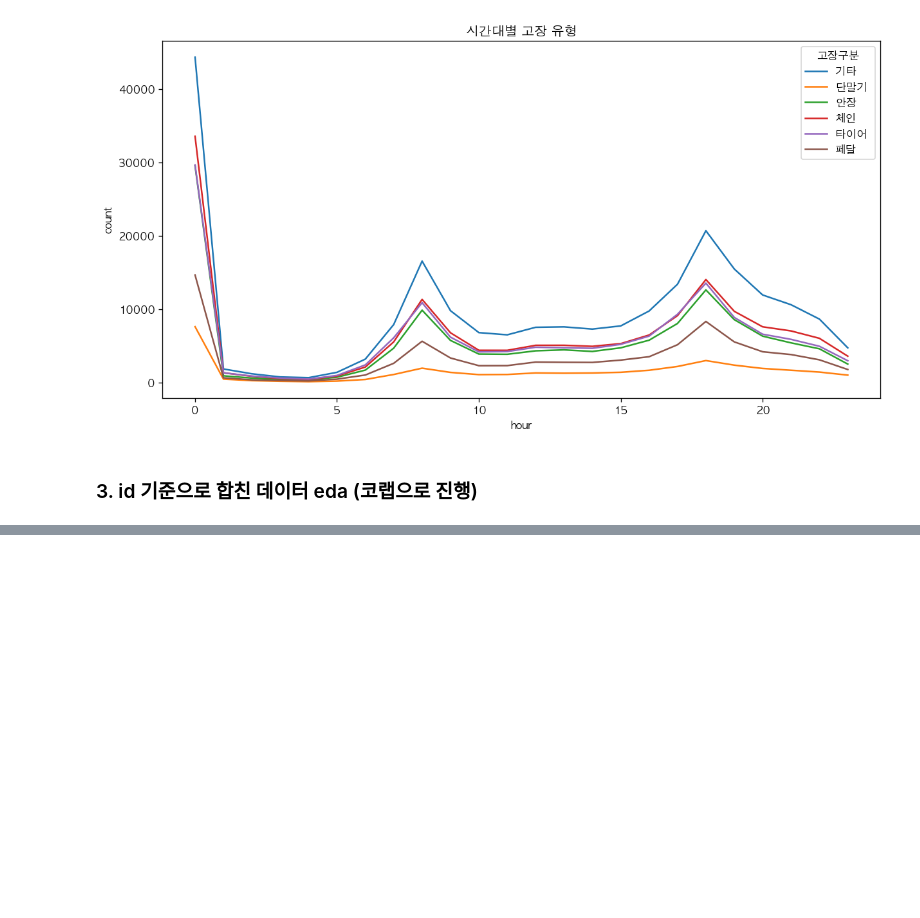
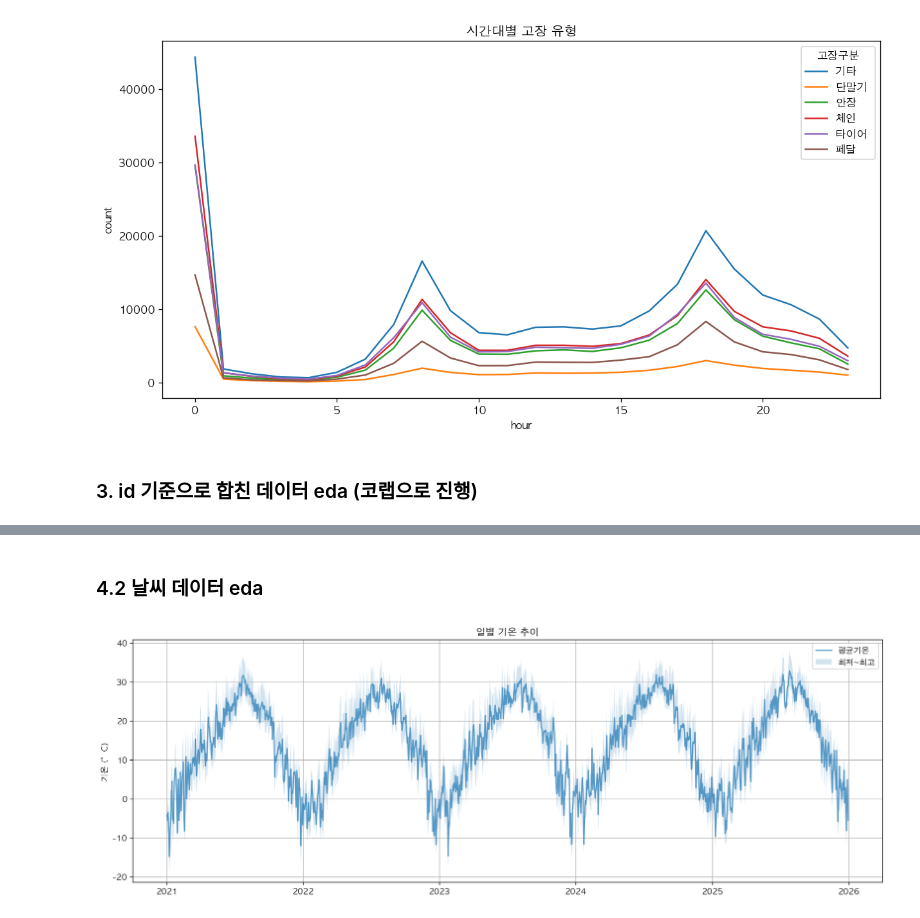
Before and after one commit to Jinx921/26-1_BITAmin_project, a Jupyter notebook: data_eda.ipynb, the cells around one changed output, grey strips where cells are left out. Saved outputs shown, nothing was run; the diff lists cells and outputs as text; code cells hidden in the pictures; blank space fills up the shorter version.

```diff
--- a/data_eda.ipynb
+++ b/data_eda.ipynb
@@ -616,0 +641,6 @@ plt.show()
+# %%
+weather['일시'] = pd.to_datetime(weather['일시'])
+weather = weather[weather['일시'] >= '2021-01-01']
+weather.to_csv("raw_data/weather.csv", index=False, encoding='cp949')
+print("shape:", weather.shape)
+display(weather)
@@ -616,0 +662,5 @@ plt.show()
+# %%
+keep_cols = ['일시', '평균기온(°C)', '최저기온(°C)', '최고기온(°C)', '강수 계속시간(hr)', '일강수량(mm)']
+weather = weather[keep_cols]
+print(weather.shape)
+display(weather)
@@ -616,0 +682,4 @@ plt.show()
+# %%
+weather = weather.reset_index(drop=True)
+weather.to_csv("processed_data/weather.csv", index=False, encoding='cp949')
+display(weather)
@@ -616,0 +716,7 @@ plt.show()
+# %%
+# 강수량 결측치 처리
+weather['강수 계속시간(hr)'] = weather['강수 계속시간(hr)'].fillna(0)
+weather['일강수량(mm)'] = weather['일강수량(mm)'].fillna(0)
+print("결측치 확인:")
+print(weather.isnull().sum())
+display(weather)
@@ -616,0 +745,17 @@ plt.show()
+# %% [markdown]
+### 4.2 날씨 데이터 eda
+# %%
+# 기온 추이 확인
+weather['일시'] = pd.to_datetime(weather['일시'])
+
+fig, ax = plt.subplots(figsize=(14,5))
+ax.plot(weather['일시'], weather['평균기온(°C)'], alpha=0.7, label='평균기온')
+ax.fill_between(weather['일시'], weather['최저기온(°C)'], weather['최고기온(°C)'], alpha=0.2, label='최저~최고')
+ax.set_title('일별 기온 추이')
+ax.set_ylabel('기온 (°C)')
+ax.legend()
+ax.grid(True)
+plt.tight_layout()
+plt.show()
+# %% [output]
+[figure, added]
```
Also changed, not shown: parts of 10 cells of this notebook.
